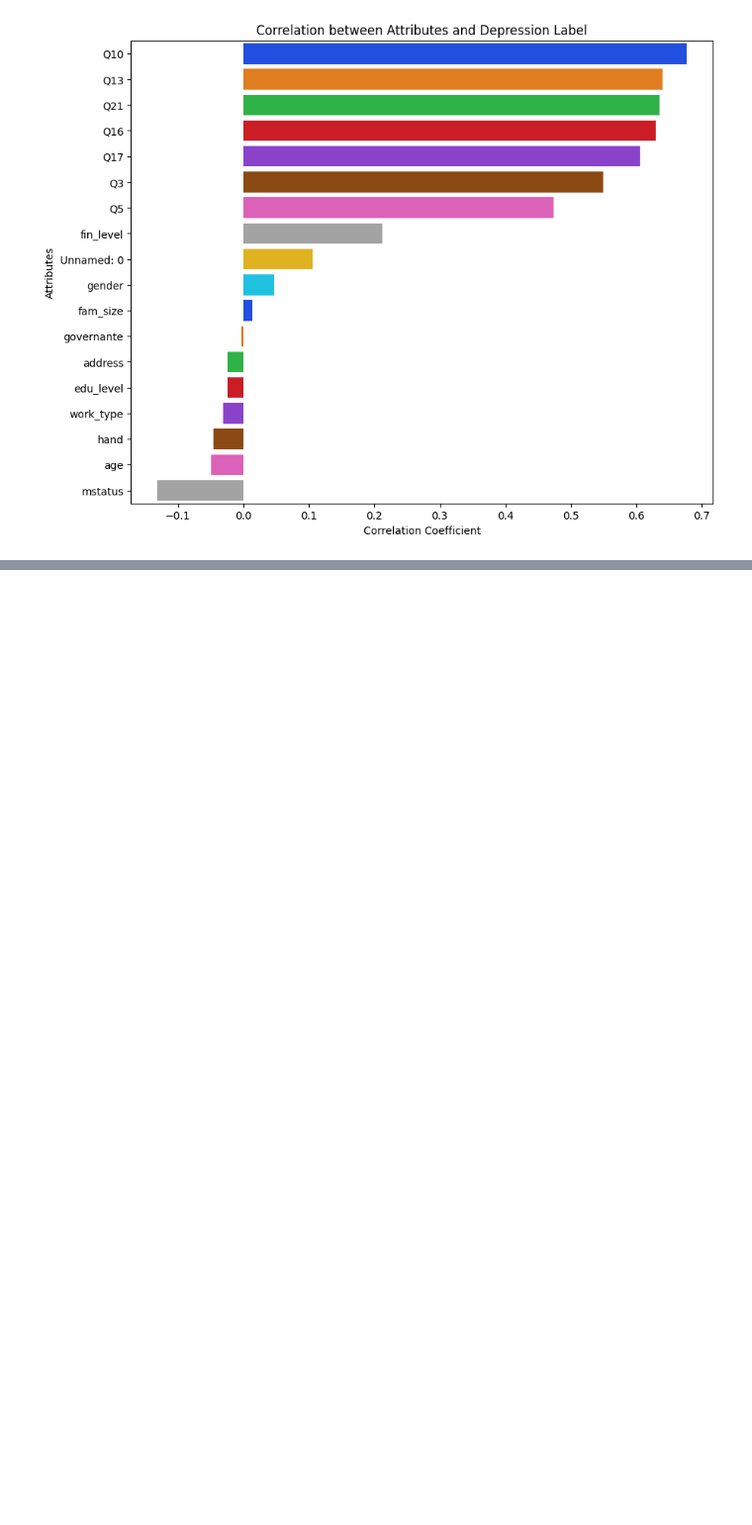
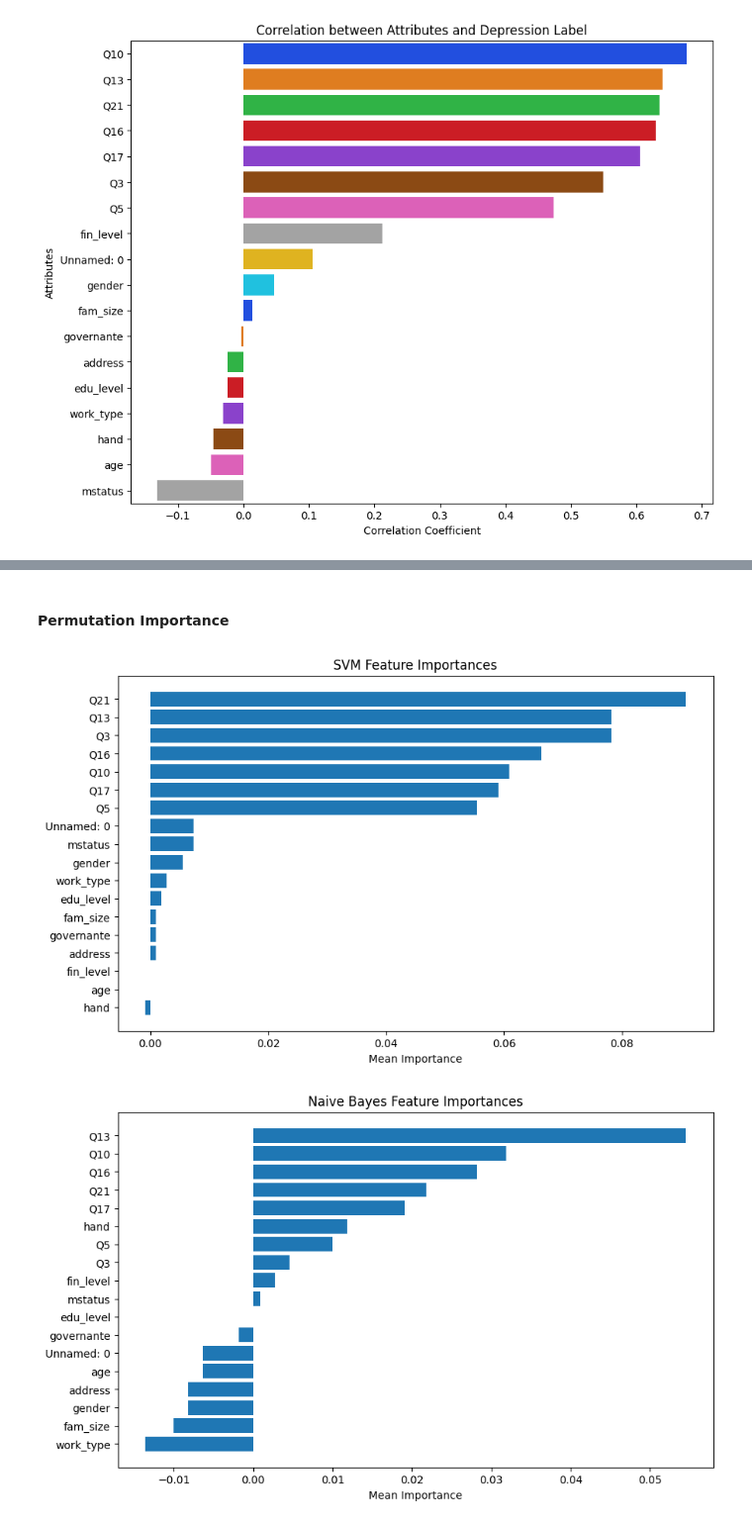
Before and after one commit to obadaDeg/ML_Depression-Classification, a Jupyter notebook: deprission_classification.ipynb, the cells around one changed output, grey strips where cells are left out. Shown at 99% size. Saved outputs shown, nothing was run; the diff lists cells and outputs as text; code cells hidden in the pictures; blank space fills up the shorter version.

```diff
--- a/deprission_classification.ipynb
+++ b/deprission_classification.ipynb
@@ -497,11 +574,37 @@ ValueError: The number of FixedLocator locations (4), usually from a call to set
+# %% [markdown]
+#### Permutation Importance
 # %%
+perm_importance_svm = permutation_importance(
+    svm_model, test_features, test_target, n_repeats=10, random_state=42
+)
+perm_importance_nb = permutation_importance(
+    nb_model, test_features, test_target, n_repeats=10, random_state=42
+)
+perm_importance_nn = permutation_importance(
+    nn_model, test_features, test_target, n_repeats=10, random_state=42
+)
+
+# Plotting Feature Importances
+features = data.drop(columns=["Depression_label"]).columns
+
+
 def plot_importances(importances, model_name, feature_names):
     sorted_idx = importances.importances_mean.argsort()
     plt.figure(figsize=(10, 6))
     plt.barh(
-        range(len(sorted_idx)), importances.importances_mean[sorted_idx], align="center"
+        np.array(feature_names)[sorted_idx],
+        importances.importances_mean[sorted_idx],
+        align="center",
     )
-    plt.yticks(range(len(sorted_idx)), np.array(feature_names)[sorted_idx])
     plt.xlabel("Mean Importance")
     plt.title(f"{model_name} Feature Importances")
     plt.show()
+
+
+# Plot feature importances for each model
+plot_importances(perm_importance_svm, "SVM", features)
+plot_importances(perm_importance_nb, "Naive Bayes", features)
+plot_importances(perm_importance_nn, "Neural Network", features)
+# %% [output]
+[figure, added]
+[figure, added]
```
Also changed, not shown: parts of 49 cells of this notebook.
